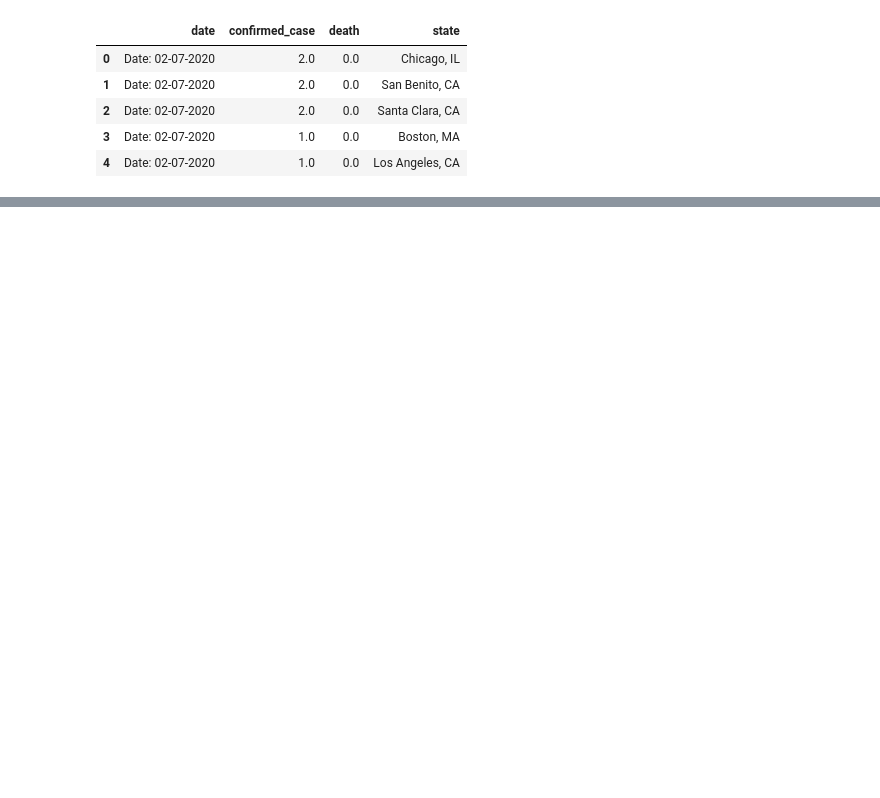
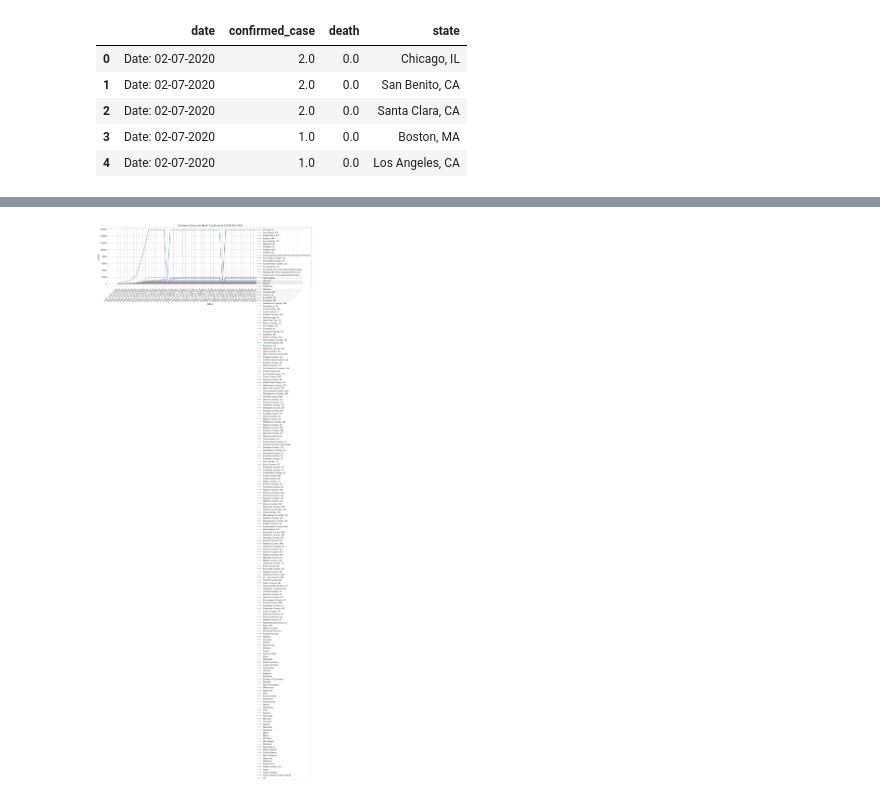
Before and after one commit to thedrowsywinger/Analyzing-COVID-19-Data, a Jupyter notebook: _notebooks/2020-02-20-JHU-dataset.ipynb, the cells around one changed output, grey strips where cells are left out. Cells and saved outputs as stored; diff of their text form; code cells hidden in the pictures; blank space fills up the shorter version.

```diff
--- a/_notebooks/2020-02-20-JHU-dataset.ipynb
+++ b/_notebooks/2020-02-20-JHU-dataset.ipynb
@@ -278,0 +395,4 @@ us_df.head()
+# %%
+
+for f, b in zip(state_counter, cases_counter):
+    new_df[f] = b
@@ -278,0 +420,8 @@ us_df.head()
+# %%
+new_date_df = pd.DataFrame()
+# %%
+new_date_df["Date"] = all_dates
+# %%
+u = []
+for i in new_df:
+    print(i)
@@ -278,0 +446,23 @@ us_df.head()
+# %%
+ax = plt.figure(figsize=(20,6))
+
+# Add title
+ax = plt.title("Confirmed Cases and Death Count due to COVID-19 in USA")
+
+for i in tqdm(new_df):
+    ax = sns.lineplot(x=new_date_df['Date'], y=new_df[i], label = str(i))
+
+# ax = sns.lineplot(x = bd_df['date'], y = bd_df['death'], color = 'red', label = "Death Count")
+
+ax.legend()
+
+
+
+# ax = sns.color_palette("RdBu", n_colors=7)
+
+ax.set_xticklabels(labels=new_date_df['Date'], rotation=45, ha='right')
+
+
+ax = plt.ylabel("Count")
+# %% [output]
+[figure, added]
```
Also changed, not shown: parts of 24 cells of this notebook.
